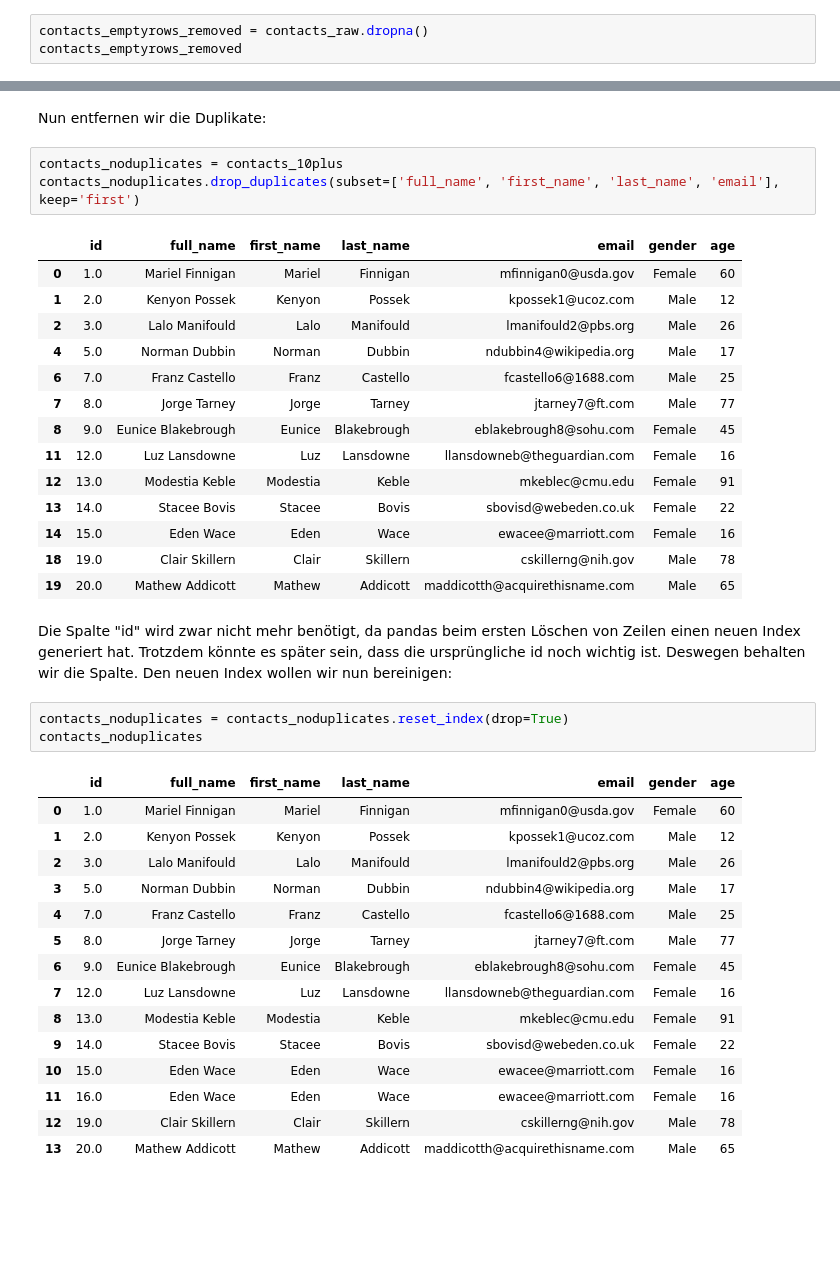
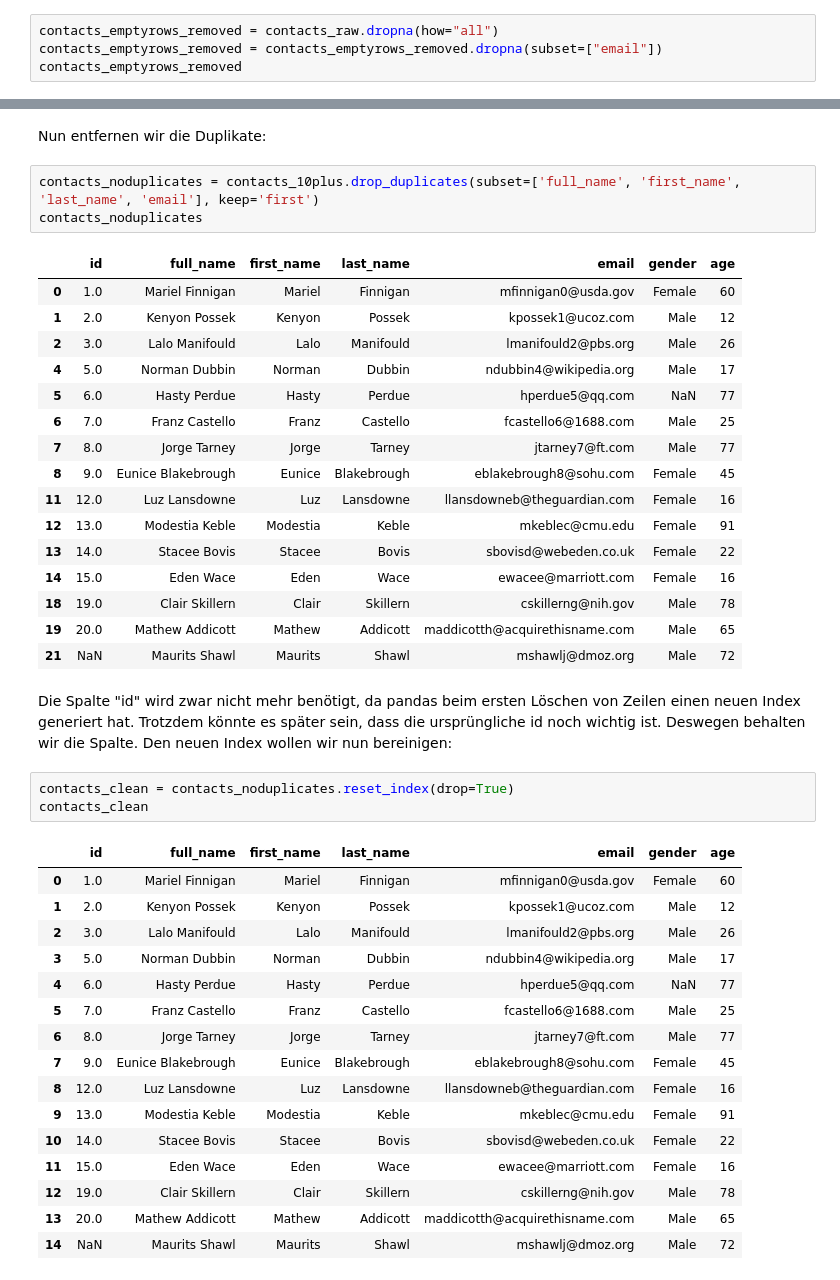
Before and after one commit to BeuthBeuth/Data-Science, a Jupyter notebook: Exercises/6_DSI_Carsten_Brauer_Aufgabe_1.ipynb, the cells around one changed output, grey strips where cells are left out. Drawn from its saved outputs; the diff is of its cells as text; blank space fills up the shorter version.

```diff
--- a/Exercises/6_DSI_Carsten_Brauer_Aufgabe_1.ipynb
+++ b/Exercises/6_DSI_Carsten_Brauer_Aufgabe_1.ipynb
@@ -53,5 +53,6 @@ Dann entfernen wir die Zeilen, die komplett aus NaN bestehen:
 # %%
-contacts_emptyrows_removed = contacts_raw.dropna()
+contacts_emptyrows_removed = contacts_raw.dropna(how="all")
+contacts_emptyrows_removed = contacts_emptyrows_removed.dropna(subset=["email"])
 contacts_emptyrows_removed
 # %% [output]
 |  | id | full_name | first_name | last_name | email | gender | age |
@@ -126,14 +128,15 @@ contacts_10plus
 # %% [markdown]
 Nun entfernen wir die Duplikate:
 # %%
-contacts_noduplicates = contacts_10plus
-contacts_noduplicates.drop_duplicates(subset=['full_name', 'first_name', 'last_name', 'email'], keep='first')
+contacts_noduplicates = contacts_10plus.drop_duplicates(subset=['full_name', 'first_name', 'last_name', 'email'], keep='first')
+contacts_noduplicates
 # %% [output]
 |  | id | full_name | first_name | last_name | email | gender | age |
 | 0 | 1.0 | Mariel Finnigan | Mariel | Finnigan | mfinnigan0@usda.gov | Female | 60 |
 | 1 | 2.0 | Kenyon Possek | Kenyon | Possek | kpossek1@ucoz.com | Male | 12 |
 | 2 | 3.0 | Lalo Manifould | Lalo | Manifould | lmanifould2@pbs.org | Male | 26 |
 | 4 | 5.0 | Norman Dubbin | Norman | Dubbin | ndubbin4@wikipedia.org | Male | 17 |
+| 5 | 6.0 | Hasty Perdue | Hasty | Perdue | hperdue5@qq.com | NaN | 77 |
 | 6 | 7.0 | Franz Castello | Franz | Castello | fcastello6@1688.com | Male | 25 |
 | 7 | 8.0 | Jorge Tarney | Jorge | Tarney | jtarney7@ft.com | Male | 77 |
 | 8 | 9.0 | Eunice Blakebrough | Eunice | Blakebrough | eblakebrough8@sohu.com | Female | 45 |
@@ -143,24 +146,26 @@ contacts_noduplicates.drop_duplicates(subset=['full_name', 'first_name', 'last_n
 | 14 | 15.0 | Eden Wace | Eden | Wace | ewacee@marriott.com | Female | 16 |
 | 18 | 19.0 | Clair Skillern | Clair | Skillern | cskillerng@nih.gov | Male | 78 |
 | 19 | 20.0 | Mathew Addicott | Mathew | Addicott | maddicotth@acquirethisname.com | Male | 65 |
+| 21 | NaN | Maurits Shawl | Maurits | Shawl | mshawlj@dmoz.org | Male | 72 |
 # %% [markdown]
 Die Spalte "id" wird zwar nicht mehr benötigt, da pandas beim ersten Löschen von Zeilen einen neuen Index generiert hat. Trotzdem könnte es später sein, dass die ursprüngliche id noch wichtig ist. Deswegen behalten wir die Spalte. Den neuen Index wollen wir nun bereinigen:
 # %%
-contacts_noduplicates = contacts_noduplicates.reset_index(drop=True)
-contacts_noduplicates
+contacts_clean = contacts_noduplicates.reset_index(drop=True)
+contacts_clean
 # %% [output]
 |  | id | full_name | first_name | last_name | email | gender | age |
 | 0 | 1.0 | Mariel Finnigan | Mariel | Finnigan | mfinnigan0@usda.gov | Female | 60 |
 | 1 | 2.0 | Kenyon Possek | Kenyon | Possek | kpossek1@ucoz.com | Male | 12 |
 | 2 | 3.0 | Lalo Manifould | Lalo | Manifould | lmanifould2@pbs.org | Male | 26 |
 | 3 | 5.0 | Norman Dubbin | Norman | Dubbin | ndubbin4@wikipedia.org | Male | 17 |
-| 4 | 7.0 | Franz Castello | Franz | Castello | fcastello6@1688.com | Male | 25 |
-| 5 | 8.0 | Jorge Tarney | Jorge | Tarney | jtarney7@ft.com | Male | 77 |
-| 6 | 9.0 | Eunice Blakebrough | Eunice | Blakebrough | eblakebrough8@sohu.com | Female | 45 |
-| 7 | 12.0 | Luz Lansdowne | Luz | Lansdowne | llansdowneb@theguardian.com | Female | 16 |
-| 8 | 13.0 | Modestia Keble | Modestia | Keble | mkeblec@cmu.edu | Female | 91 |
-| 9 | 14.0 | Stacee Bovis | Stacee | Bovis | sbovisd@webeden.co.uk | Female | 22 |
-| 10 | 15.0 | Eden Wace | Eden | Wace | ewacee@marriott.com | Female | 16 |
-| 11 | 16.0 | Eden Wace | Eden | Wace | ewacee@marriott.com | Female | 16 |
+| 4 | 6.0 | Hasty Perdue | Hasty | Perdue | hperdue5@qq.com | NaN | 77 |
+| 5 | 7.0 | Franz Castello | Franz | Castello | fcastello6@1688.com | Male | 25 |
+| 6 | 8.0 | Jorge Tarney | Jorge | Tarney | jtarney7@ft.com | Male | 77 |
+| 7 | 9.0 | Eunice Blakebrough | Eunice | Blakebrough | eblakebrough8@sohu.com | Female | 45 |
+| 8 | 12.0 | Luz Lansdowne | Luz | Lansdowne | llansdowneb@theguardian.com | Female | 16 |
+| 9 | 13.0 | Modestia Keble | Modestia | Keble | mkeblec@cmu.edu | Female | 91 |
+| 10 | 14.0 | Stacee Bovis | Stacee | Bovis | sbovisd@webeden.co.uk | Female | 22 |
+| 11 | 15.0 | Eden Wace | Eden | Wace | ewacee@marriott.com | Female | 16 |
 | 12 | 19.0 | Clair Skillern | Clair | Skillern | cskillerng@nih.gov | Male | 78 |
 | 13 | 20.0 | Mathew Addicott | Mathew | Addicott | maddicotth@acquirethisname.com | Male | 65 |
+| 14 | NaN | Maurits Shawl | Maurits | Shawl | mshawlj@dmoz.org | Male | 72 |
```
Also changed, not shown: parts of 4 cells of this notebook.
